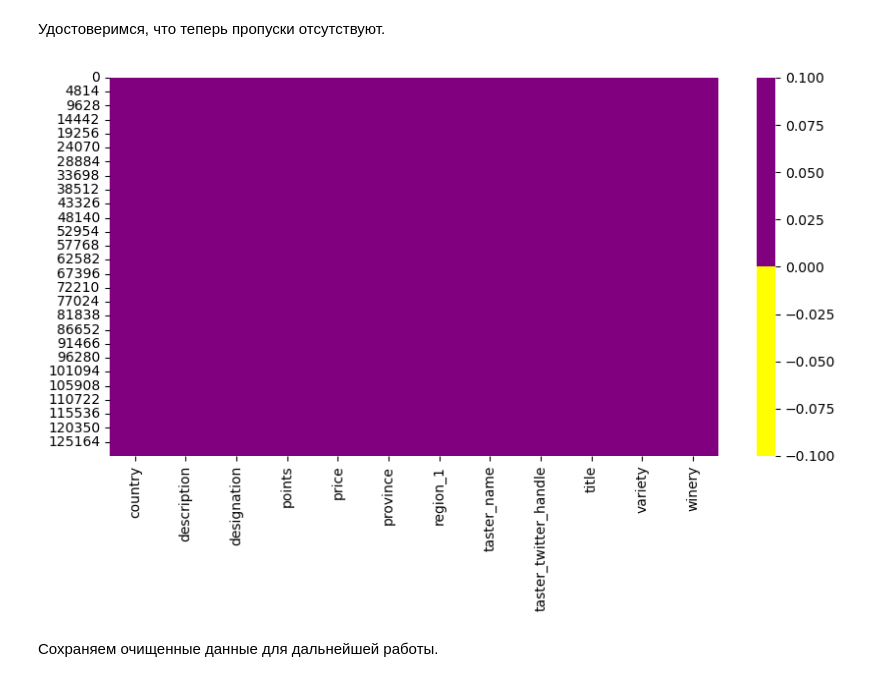
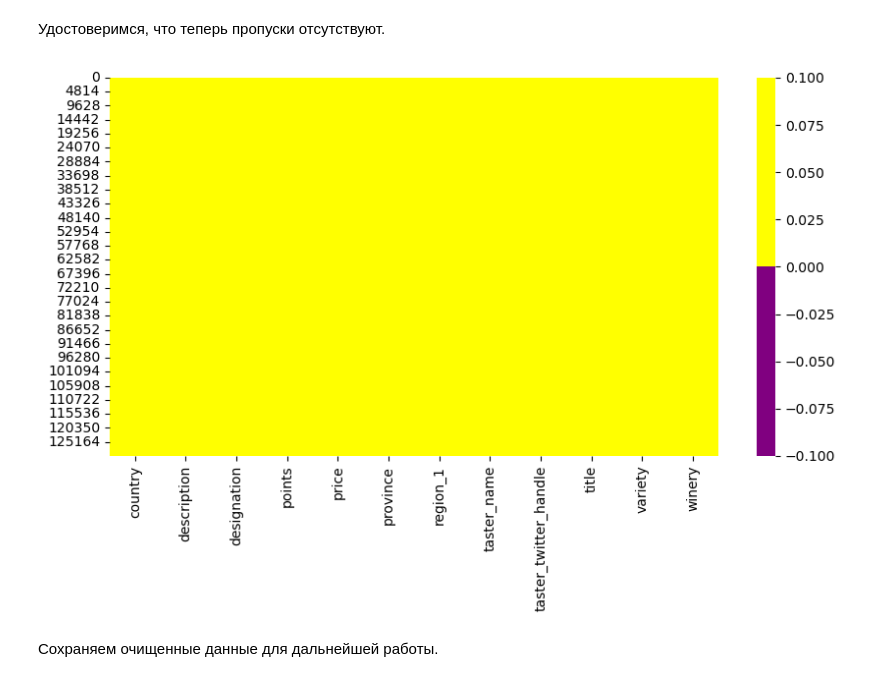
Before and after one commit to Ekaterina-1989/SF_Data_Science, a Jupyter notebook: SkillFactory/EDA/EDA-1. Введение в разведывательный анализ данных. Алгоритмы и методы EDA/EDA-1.ipynb, the cells around one changed output. Drawn from its saved outputs; the diff is of its cells as text; code cells hidden in the pictures.

```diff
--- a/SkillFactory/EDA/EDA-1. Введение в разведывательный анализ данных. Алгоритмы и методы EDA/EDA-1.ipynb
+++ b/SkillFactory/EDA/EDA-1. Введение в разведывательный анализ данных. Алгоритмы и методы EDA/EDA-1.ipynb
@@ -250,14 +240,14 @@ memory usage: 11.9+ MB
 Удостоверимся, что теперь пропуски отсутствуют.
 # %%
 # Наглядная тепловая карта без пропусков
-colors = ["yellow", "purple"]
+colors = ["purple", "yellow"]
 fig = plt.figure(figsize=(10, 5))
 ax = sns.heatmap(
     df_wine_reviews_1.isnull(),
     cmap=sns.color_palette(colors),
 )
 # %% [output]
-[figure, old version]
+[figure, new version]
 # %% [markdown]
 Сохраняем очищенные данные для дальнейшей работы.
 # %%
```
Also changed, not shown: parts of 10 cells of this notebook.
